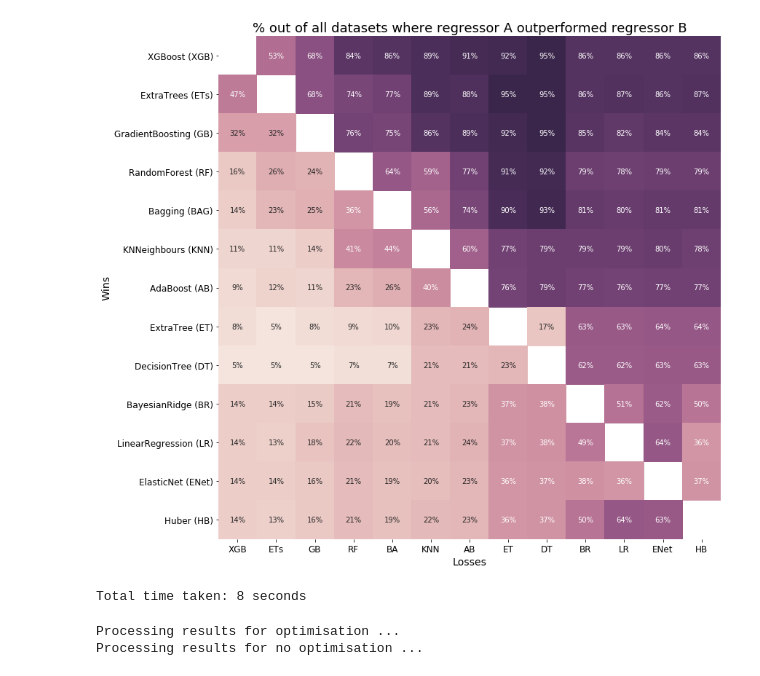
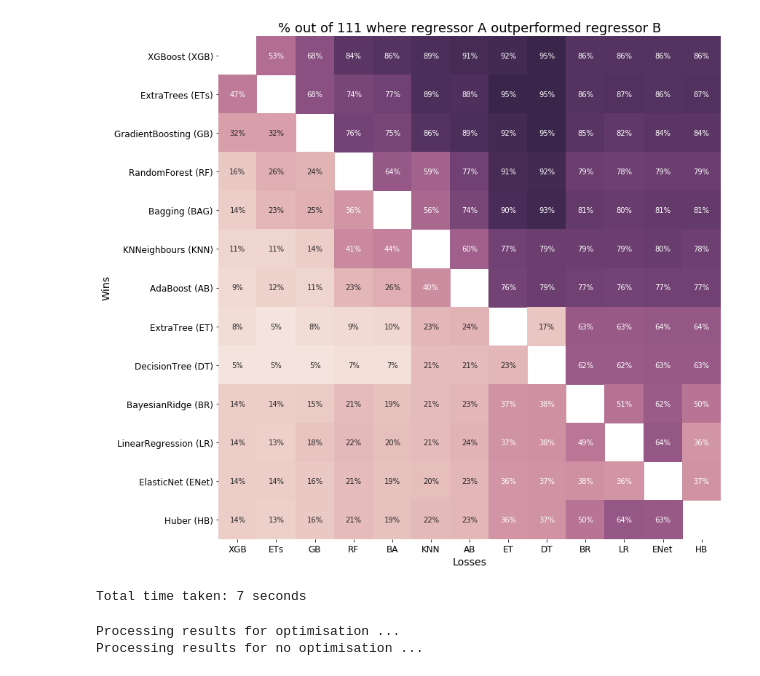
Before and after one commit to anuprulez/pmlb_regression, a Jupyter notebook: Regression_plots_paper.ipynb, the cells around one changed output. Saved outputs shown, nothing was run; the diff lists cells and outputs as text; code cells hidden in the pictures.

Commit message:
Add number of datasets to heatmap

```diff
--- a/Regression_plots_paper.ipynb
+++ b/Regression_plots_paper.ipynb
@@ -112,36 +112,36 @@ for x, clf_x in enumerate(clf_sorted):
         performance_datasets[y][x] = y_g_x
 
 mask_matrix = []
 for x in range(n_clf):
     for y in range(n_clf):
         mask_matrix.append(x == y)
 mask_matrix = np.array(mask_matrix).reshape(n_clf, n_clf)
 
 rcParams['font.family'] = "Times New Roman"
 
 plt.figure(figsize=(12, 12))
 sb.heatmap(np.round((performance_datasets), 2), fmt='0.0%',
            mask=mask_matrix,
            cmap=sb.cubehelix_palette(500, light=0.95, dark=0.15),
            square=True, annot=True, vmin=0., vmax=1.0,
            xticklabels=x_labels, yticklabels=y_labels, cbar=False)
 plt.xticks(fontsize=12)
 plt.yticks(fontsize=12)
 plt.xlabel('Losses', fontsize=14)
 plt.ylabel('Wins', fontsize=14)
-plt.title('% out of all datasets where regressor A outperformed regressor B', fontsize=18)
+plt.title('% out of '+ str(n_datasets) +' where regressor A outperformed regressor B', fontsize=18)
 h = plt.gcf()
 plt.tight_layout()
 plt.show()
 
 # plot average performance on datasets
 
 
 end_time = time.time()
 print('Total time taken: %d seconds' % int(end_time - start_time))
 # %% [output]
-[figure, old version]
+[figure, new version]
-Total time taken: 8 seconds
+Total time taken: 7 seconds
 # %%
 folder_name_tuning = "tuning/"
 folder_name_no_tuning = "no_tuning/"
```
